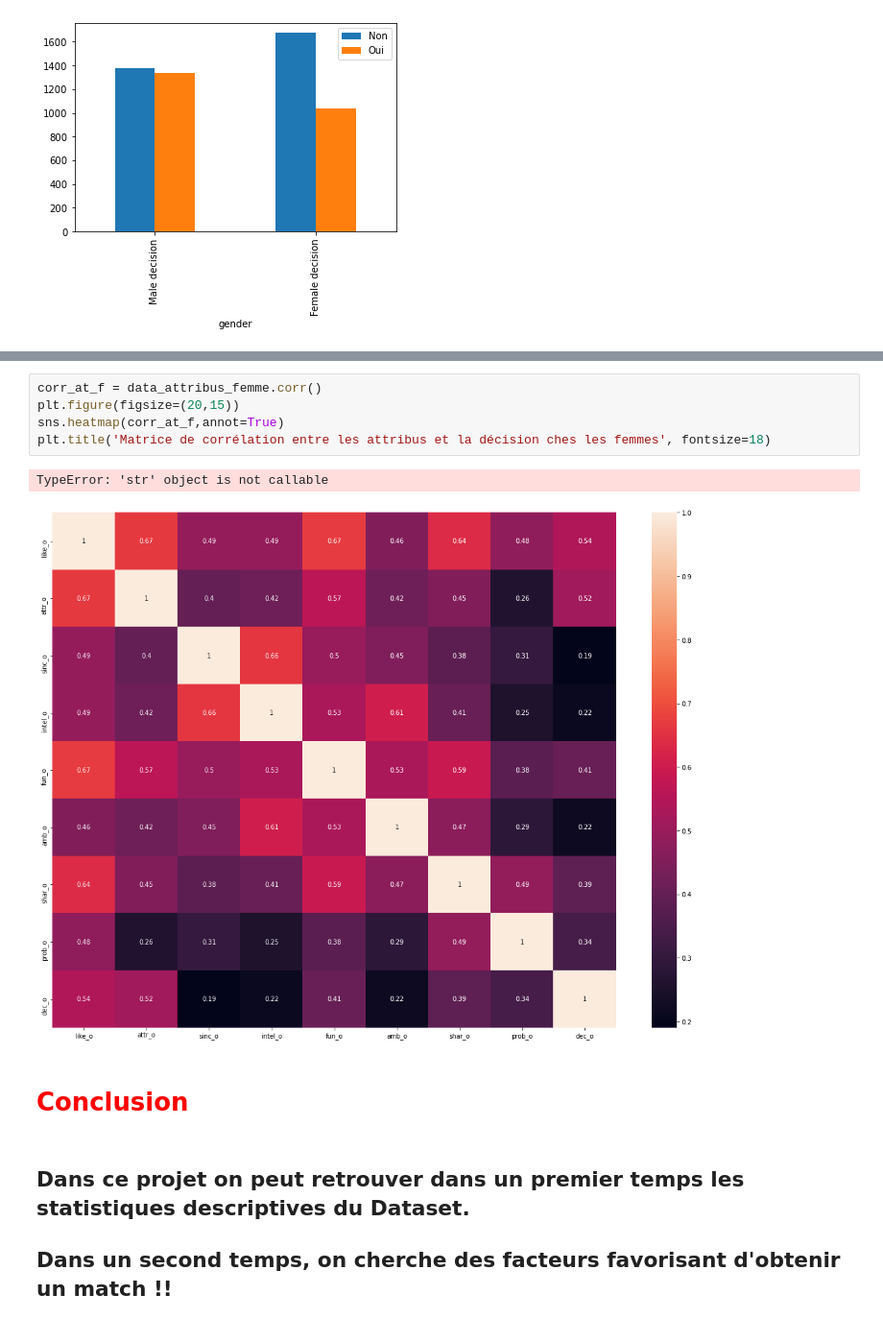
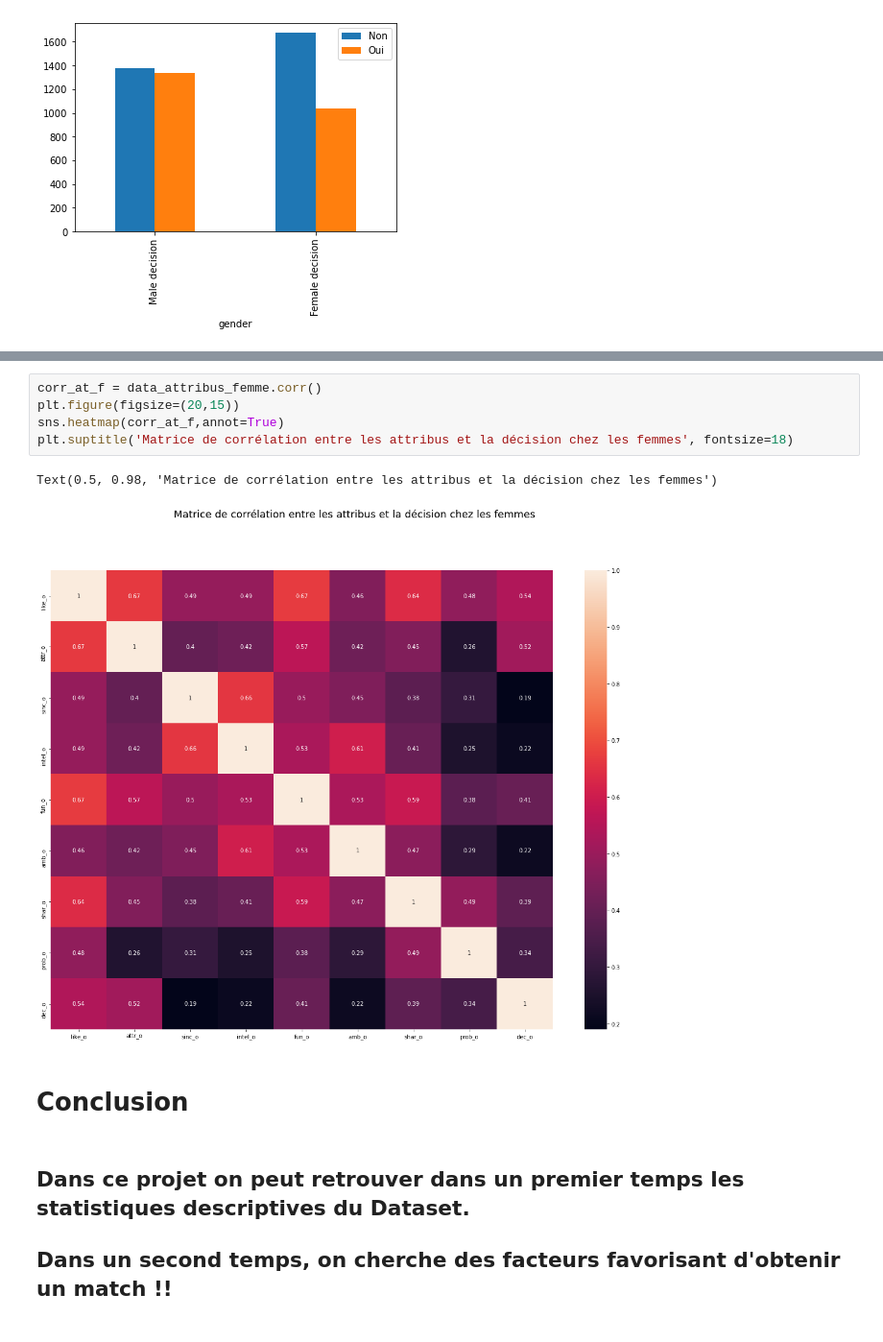
Before and after one commit to martin-blais/Speed_Dating-JedhaProject, a Jupyter notebook: Speed_dating.ipynb, the cells around one changed output, grey strips where cells are left out. Shown at 96% size. Cells and saved outputs as stored; diff of their text form.

```diff
--- a/Speed_dating.ipynb
+++ b/Speed_dating.ipynb
@@ -286,13 +292,13 @@ TypeError: 'str' object is not callable
 # %%
 corr_at_f = data_attribus_femme.corr()
 plt.figure(figsize=(20,15))
 sns.heatmap(corr_at_f,annot=True)
-plt.title('Matrice de corrélation entre les attribus et la décision ches les femmes', fontsize=18)
+plt.suptitle('Matrice de corrélation entre les attribus et la décision chez les femmes', fontsize=18)
 # %% [output]
-TypeError: 'str' object is not callable
+Text(0.5, 0.98, 'Matrice de corrélation entre les attribus et la décision chez les femmes')
-[figure, old version]
+[figure, new version]
 # %% [markdown]
-#   <font color='red'>Conclusion</font>
+#   Conclusion
 # %% [markdown]
 ## Dans ce projet on peut retrouver dans un premier temps les statistiques descriptives du Dataset.
 ## Dans un second temps, on cherche des facteurs favorisant d'obtenir un match !!
```
Also changed, not shown: parts of 9 cells of this notebook.
